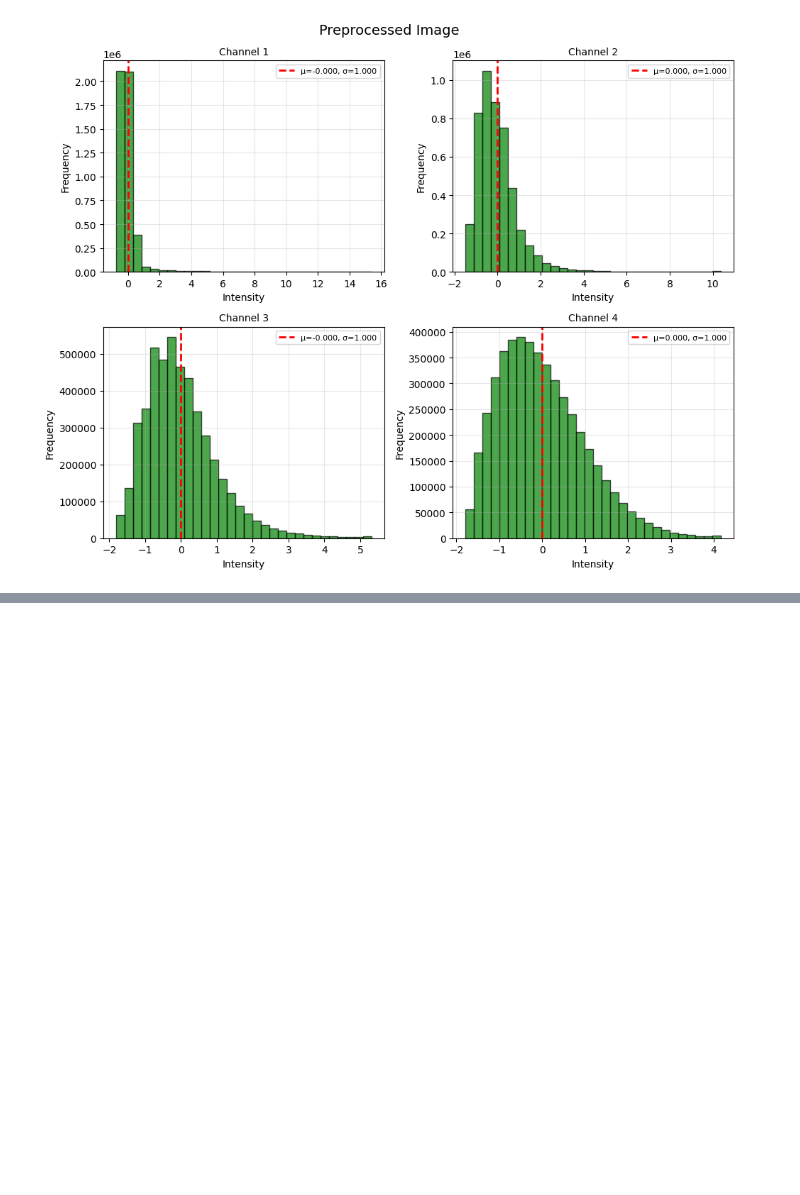
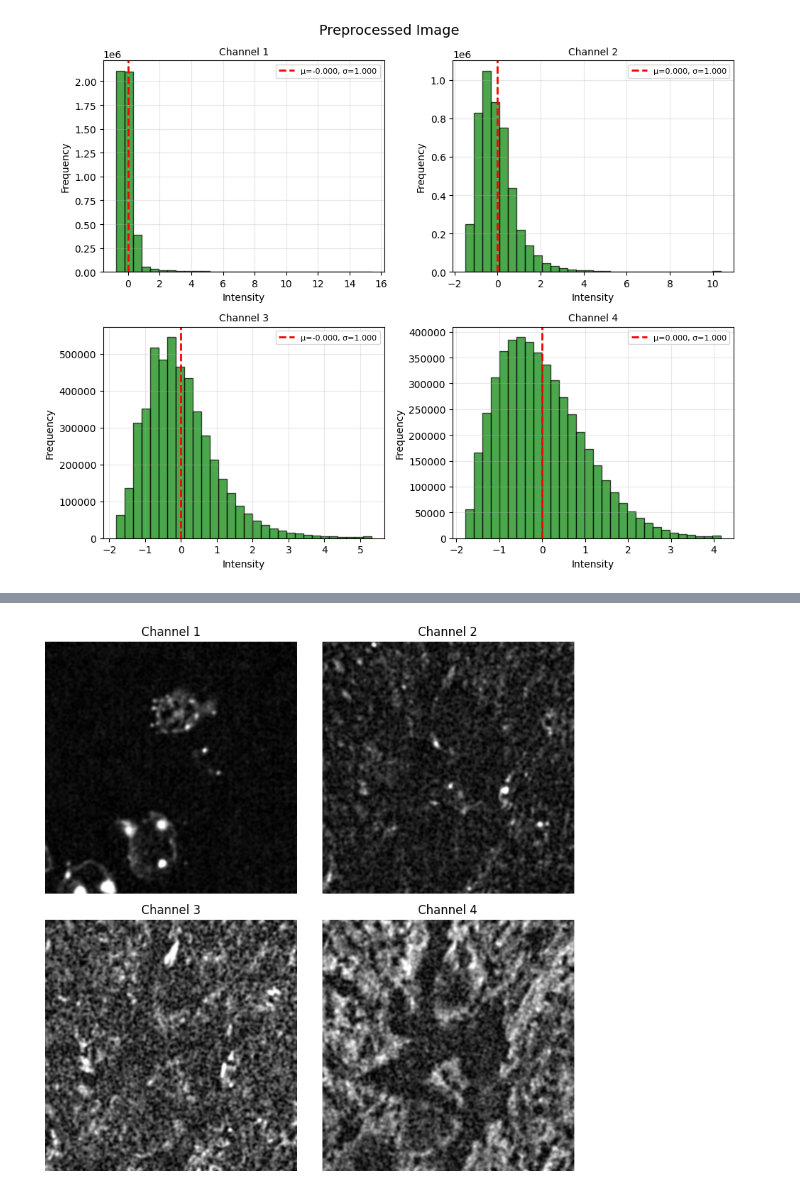
Before and after one commit to peneeta/neuro-ml-capstone, a Jupyter notebook: test_preprocessing.ipynb, the cells around one changed output, grey strips where cells are left out. Drawn from its saved outputs; the diff is of its cells as text; code cells hidden in the pictures; blank space fills up the shorter version.

Commit message:
add better patch sampling

```diff
--- a/test_preprocessing.ipynb
+++ b/test_preprocessing.ipynb
@@ -130,0 +135,15 @@ plt.show()
+# %%
+proc_im = tiff.imread("./images/test_images/A1_FOV01_Z100_proc.tif")
+
+fig, axes = plt.subplots(2, 2, figsize=(8, 8))
+axes = axes.ravel()
+
+# plot each channel
+for i in range(4):
+    ax = axes[i]
+    ax.imshow(proc_im[i, :, :], cmap='gray')
+    ax.set_title(f'Channel {i+1}')
+    ax.axis('off')
+
+plt.tight_layout()
+plt.show()
@@ -130,0 +176,18 @@ plt.show()
+# %%
+# view one of the informative patches
+inf_im = tiff.imread("./images/informative_slices/A1_FOV01_Z100_proc_tile_7.tif")
+
+fig, axes = plt.subplots(2, 2, figsize=(8, 8))
+axes = axes.ravel()
+
+# plot each channel
+for i in range(4):
+    ax = axes[i]
+    ax.imshow(inf_im[i, :, :], cmap='gray')
+    ax.set_title(f'Channel {i+1}')
+    ax.axis('off')
+
+plt.tight_layout()
+plt.show()
+# %% [output]
+[figure, added]
```
Also changed, not shown: parts of 5 cells of this notebook, 7 other files.
